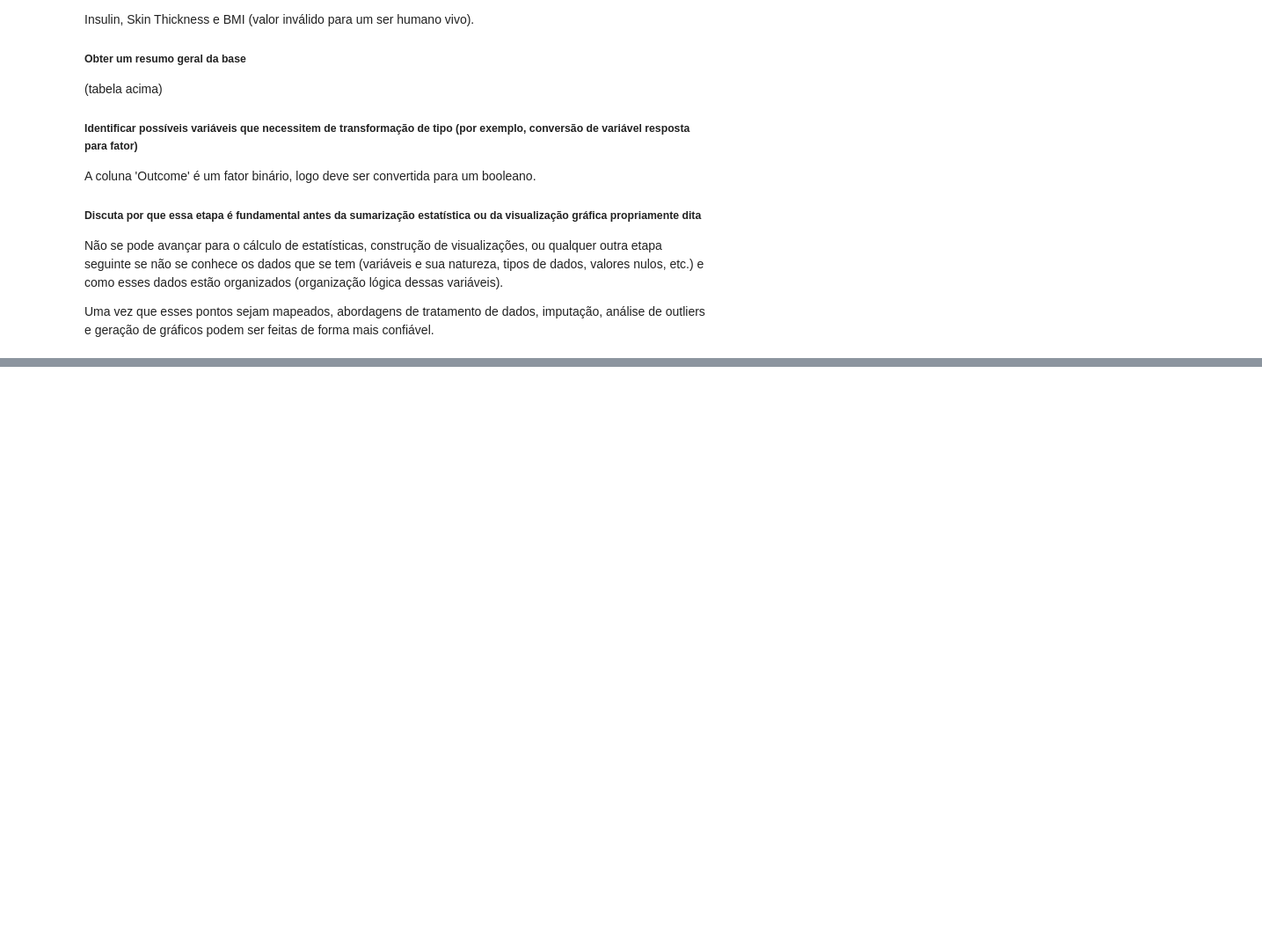
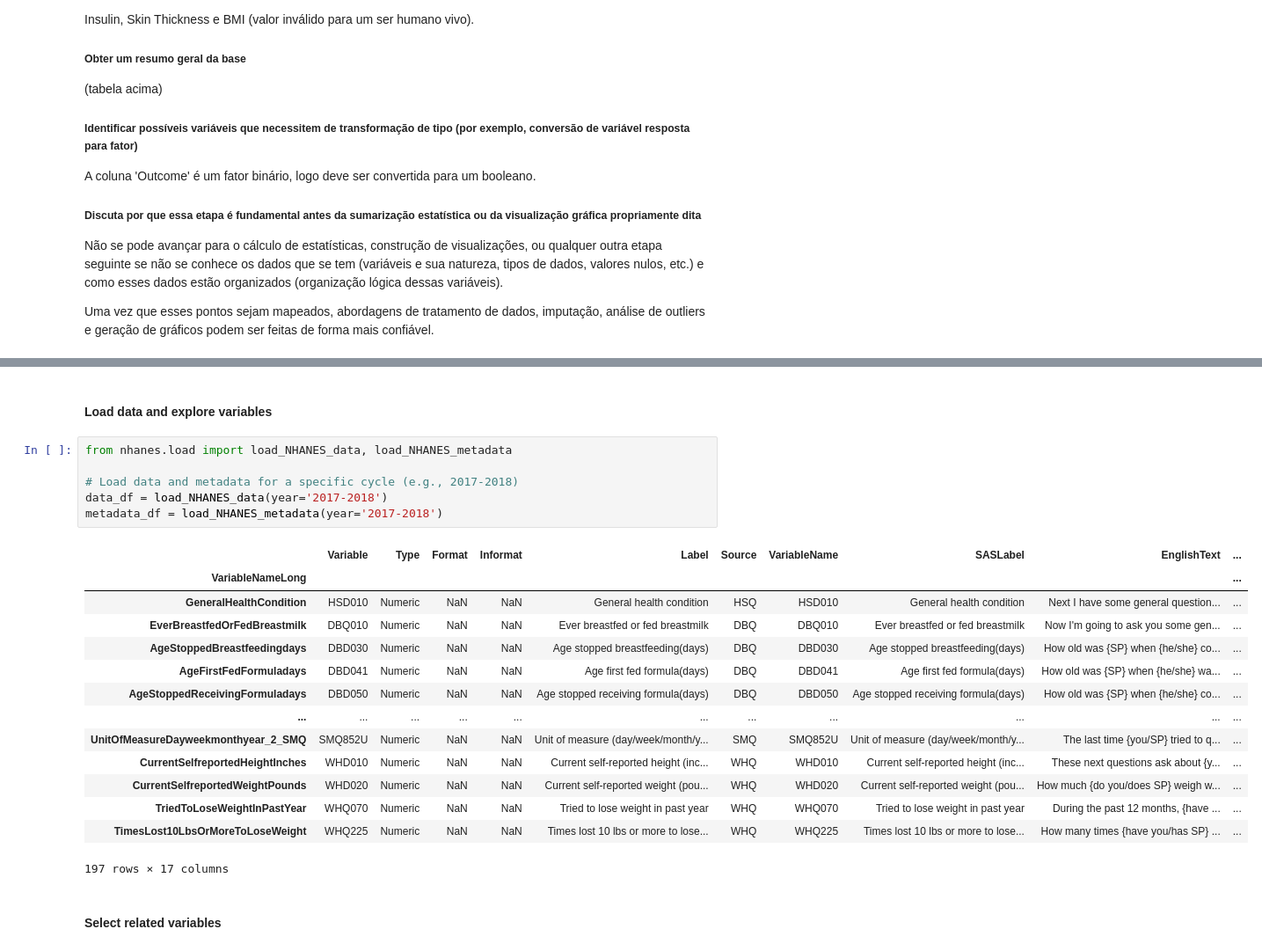
Before and after one commit to Racciatti/aprendizado_supervisionado, a Jupyter notebook: Code/EDA.ipynb, the cells around one changed output, grey strips where cells are left out. Shown at 88% size. Drawn from its saved outputs; the diff is of its cells as text; blank space fills up the shorter version.

```diff
--- a/Code/EDA.ipynb
+++ b/Code/EDA.ipynb
@@ -171,0 +233,25 @@ Uma vez que esses pontos sejam mapeados, abordagens de tratamento de dados, impu
+# %% [markdown]
+#### Load data and explore variables
+# %%
+from nhanes.load import load_NHANES_data, load_NHANES_metadata
+
+# Load data and metadata for a specific cycle (e.g., 2017-2018)
+data_df = load_NHANES_data(year='2017-2018')
+metadata_df = load_NHANES_metadata(year='2017-2018')
+# %% [output]
+|  | Variable | Type | Format | Informat | Label | Source | VariableName | SASLabel | EnglishText | ... |
+| VariableNameLong |  |  |  |  |  |  |  |  |  | ... |
+| GeneralHealthCondition | HSD010 | Numeric | NaN | NaN | General health condition | HSQ | HSD010 | General health condition | Next I have some general question... | ... |
+| EverBreastfedOrFedBreastmilk | DBQ010 | Numeric | NaN | NaN | Ever breastfed or fed breastmilk | DBQ | DBQ010 | Ever breastfed or fed breastmilk | Now I'm going to ask you some gen... | ... |
+| AgeStoppedBreastfeedingdays | DBD030 | Numeric | NaN | NaN | Age stopped breastfeeding(days) | DBQ | DBD030 | Age stopped breastfeeding(days) | How old was {SP} when {he/she} co... | ... |
+| AgeFirstFedFormuladays | DBD041 | Numeric | NaN | NaN | Age first fed formula(days) | DBQ | DBD041 | Age first fed formula(days) | How old was {SP} when {he/she} wa... | ... |
+| AgeStoppedReceivingFormuladays | DBD050 | Numeric | NaN | NaN | Age stopped receiving formula(days) | DBQ | DBD050 | Age stopped receiving formula(days) | How old was {SP} when {he/she} co... | ... |
+| ... | ... | ... | ... | ... | ... | ... | ... | ... | ... | ... |
+| UnitOfMeasureDayweekmonthyear_2_SMQ | SMQ852U | Numeric | NaN | NaN | Unit of measure (day/week/month/y... | SMQ | SMQ852U | Unit of measure (day/week/month/y... | The last time {you/SP} tried to q... | ... |
+| CurrentSelfreportedHeightInches | WHD010 | Numeric | NaN | NaN | Current self-reported height (inc... | WHQ | WHD010 | Current self-reported height (inc... | These next questions ask about {y... | ... |
+| CurrentSelfreportedWeightPounds | WHD020 | Numeric | NaN | NaN | Current self-reported weight (pou... | WHQ | WHD020 | Current self-reported weight (pou... | How much {do you/does SP} weigh w... | ... |
+| TriedToLoseWeightInPastYear | WHQ070 | Numeric | NaN | NaN | Tried to lose weight in past year | WHQ | WHQ070 | Tried to lose weight in past year | During the past 12 months, {have ... | ... |
+| TimesLost10LbsOrMoreToLoseWeight | WHQ225 | Numeric | NaN | NaN | Times lost 10 lbs or more to lose... | WHQ | WHQ225 | Times lost 10 lbs or more to lose... | How many times {have you/has SP} ... | ... |
+197 rows × 17 columns
+# %% [markdown]
+#### Select related variables
```
Also changed, not shown: parts of 13 cells of this notebook, 1 other file.
